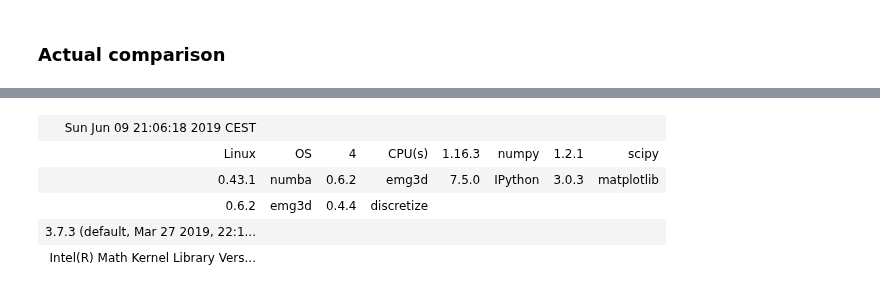
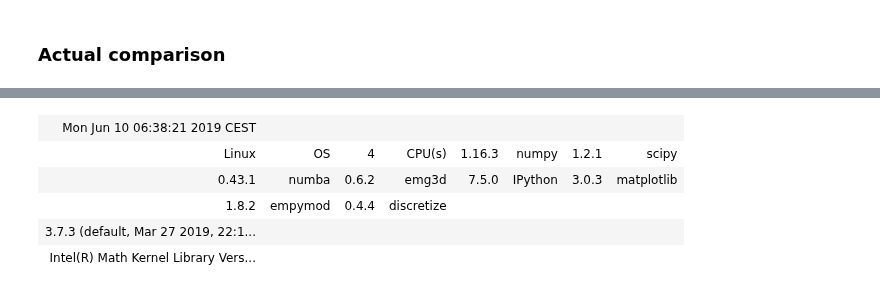
Before and after one commit to prisae/tmp-share, a Jupyter notebook: Interpolation-Comparison-2D.ipynb, the cells around one changed output, grey strips where cells are left out. Drawn from its saved outputs; the diff is of its cells as text; code cells hidden in the pictures.

```diff
--- a/Interpolation-Comparison-2D.ipynb
+++ b/Interpolation-Comparison-2D.ipynb
@@ -232,9 +236,9 @@ plt.show()
 # %%
-emg3d.Versions([emg3d, discretize])
+emg3d.Versions([empymod, discretize])
 # %% [output]
-| Sun Jun 09 21:06:18 2019 CEST |  |  |  |  |  |  |  |
+| Mon Jun 10 06:38:21 2019 CEST |  |  |  |  |  |  |  |
 | Linux | OS | 4 | CPU(s) | 1.16.3 | numpy | 1.2.1 | scipy |
 | 0.43.1 | numba | 0.6.2 | emg3d | 7.5.0 | IPython | 3.0.3 | matplotlib |
-| 0.6.2 | emg3d | 0.4.4 | discretize |  |  |  |  |
+| 1.8.2 | empymod | 0.4.4 | discretize |  |  |  |  |
 | 3.7.3 (default, Mar 27 2019, 22:1... |  |  |  |  |  |  |  |
 | Intel(R) Math Kernel Library Vers... |  |  |  |  |  |  |  |
```
Also changed, not shown: parts of 5 cells of this notebook.
